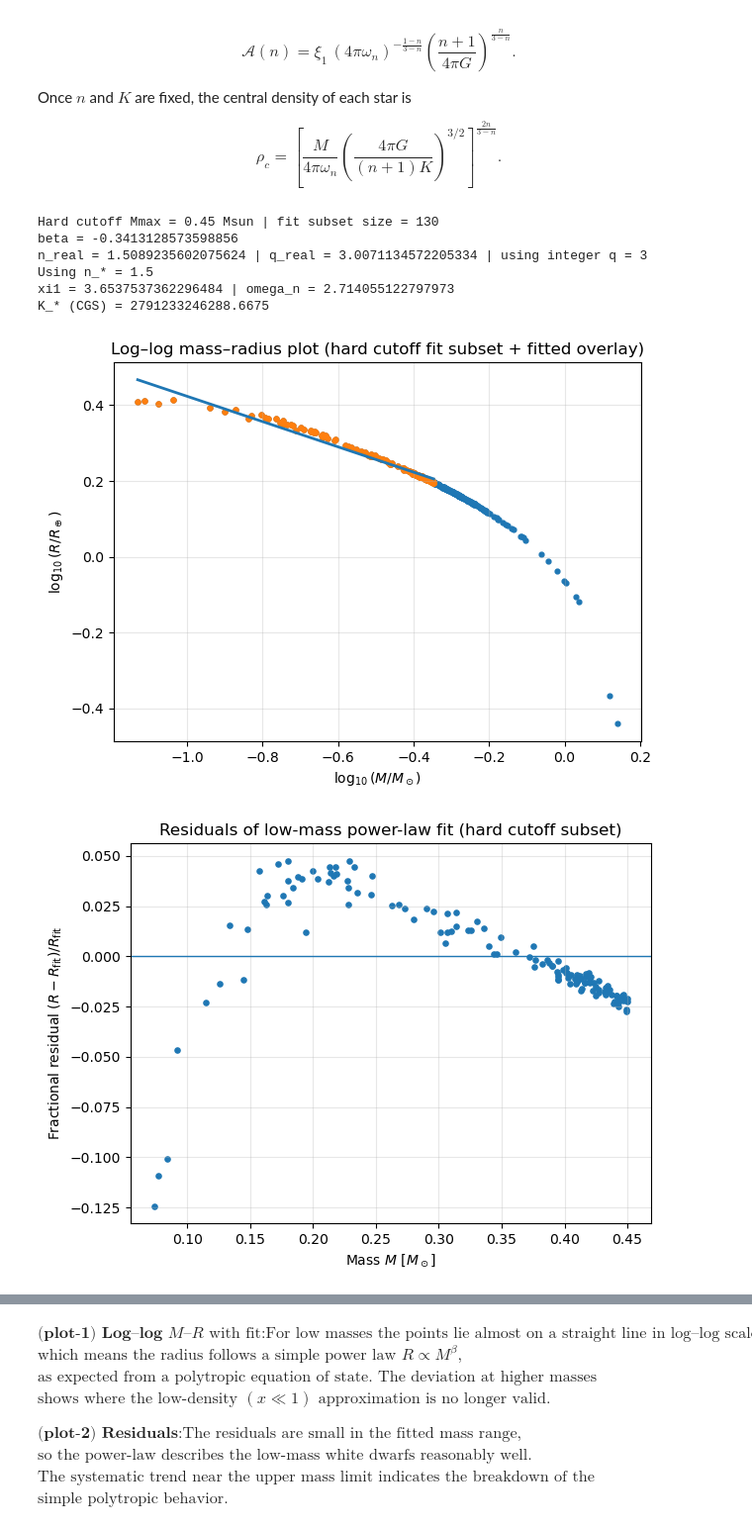
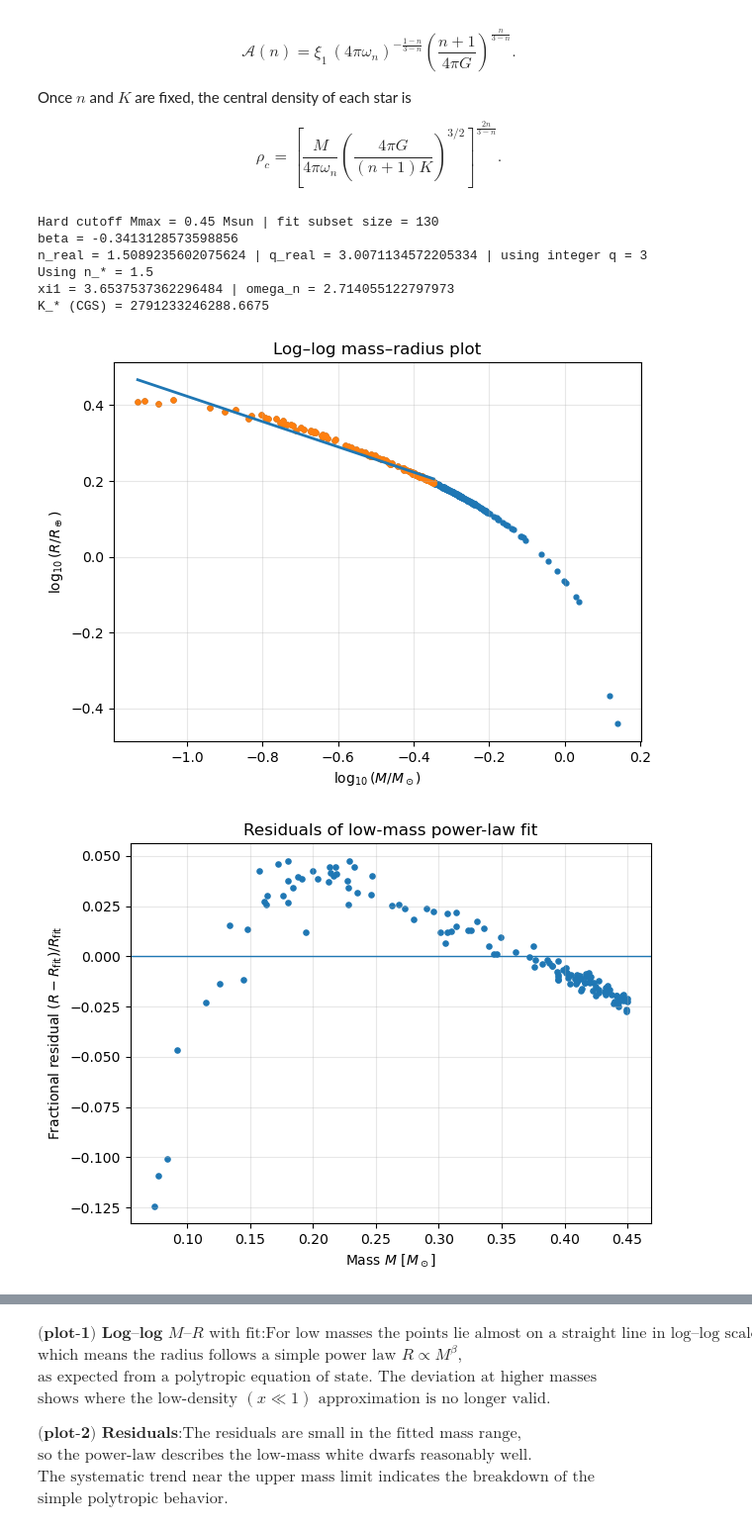
Before and after one commit to melihkayrakadioglu/phys414_final_project_kadioglu_melih_kayra, a Jupyter notebook: phys414_final_project_kadioglu_melih_kadioglu.ipynb, the cells around one changed output, grey strips where cells are left out. Shown at 99% size. Cells and saved outputs as stored; diff of their text form; code cells hidden in the pictures.

```diff
--- a/phys414_final_project_kadioglu_melih_kadioglu.ipynb
+++ b/phys414_final_project_kadioglu_melih_kadioglu.ipynb
@@ -515,43 +516,43 @@ plt.scatter(np.log10(Mfit), np.log10(Rfit_Rearth), s=14)                # fit su
 plt.plot(np.log10(Mgrid), np.log10(Rmodel_Rearth), linewidth=2)         # fitted power law
 plt.xlabel(r"$\log_{10}(M/M_\odot)$")
 plt.ylabel(r"$\log_{10}(R/R_\oplus)$")
-plt.title("Log–log mass–radius plot (hard cutoff fit subset + fitted overlay)")
+plt.title("Log–log mass–radius plot")
 plt.grid(alpha=0.3)
 plt.tight_layout()
 plt.show()
 
 # plot 2: residuals on the fit subset
 Rmodel_on_fit_cgs = A_n * (K_star**p) * (Mfit_cgs**s)                    # model at fit points
 frac_resid = (Rfit_cgs - Rmodel_on_fit_cgs) / Rmodel_on_fit_cgs          # fractional residual
 
 plt.figure()
 plt.scatter(Mfit, frac_resid, s=14)
 plt.axhline(0.0, linewidth=1)
 plt.xlabel(r"Mass $M$ [$M_\odot$]")
 plt.ylabel(r"Fractional residual $(R - R_{\rm fit})/R_{\rm fit}$")
-plt.title("Residuals of low-mass power-law fit (hard cutoff subset)")
+plt.title("Residuals of low-mass power-law fit")
 plt.grid(alpha=0.3)
 plt.tight_layout()
 plt.show()
 
 # plot 3: rho_c vs M for stars used in fit
 plt.figure()
 plt.scatter(Mfit, rho_c, s=14)
 plt.xlabel(r"Mass $M$ [$M_\odot$]")
 plt.ylabel(r"Central density $\rho_c$ [g/cm$^3$]")
 plt.title(r"Central density vs mass from fitted $(n_*,K_*)$ + Lane–Emden")
 plt.grid(alpha=0.3)
 plt.tight_layout()
 plt.show()
 # %% [output]
 Hard cutoff Mmax = 0.45 Msun | fit subset size = 130
 beta = -0.3413128573598856
 n_real = 1.5089235602075624 | q_real = 3.0071134572205334 | using integer q = 3
 Using n_* = 1.5
 xi1 = 3.6537537362296484 | omega_n = 2.714055122797973
 K_* (CGS) = 2791233246288.6675
-[figure, old version]
+[figure, new version]
-[figure, old version]
+[figure, new version]
 [figure]
 # %% [markdown]
 $
```
Also changed, not shown: parts of 5 cells of this notebook.
